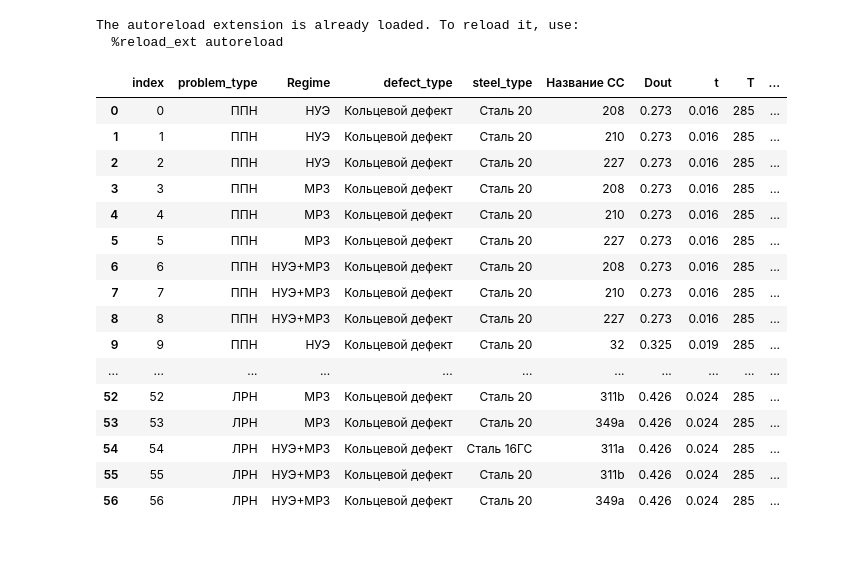
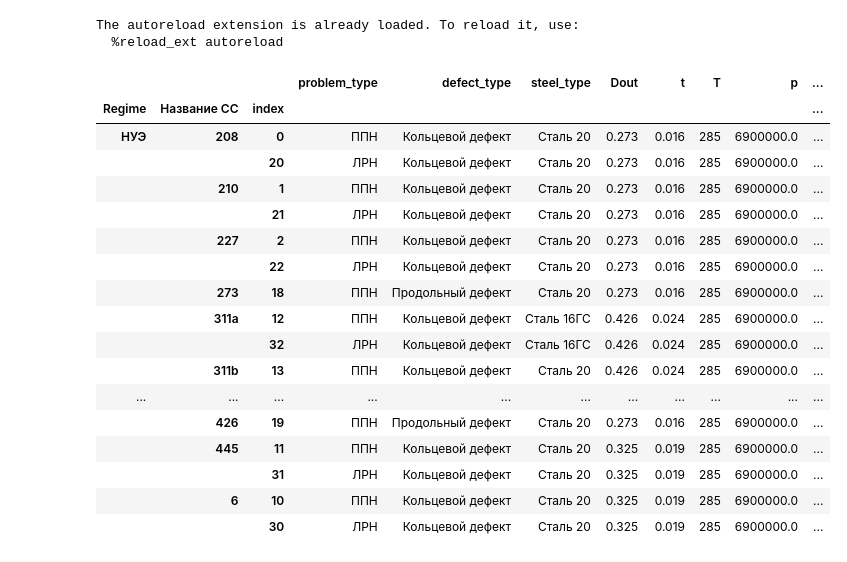
Before and after one commit to AlexKay28/FlowBeforeBreaking, a Jupyter notebook: task2_resolve_table.ipynb, the cells around one changed output. Drawn from its saved outputs; the diff is of its cells as text; code cells hidden in the pictures.

Commit message:
task 3 init

```diff
--- a/task2_resolve_table.ipynb
+++ b/task2_resolve_table.ipynb
@@ -11,34 +11,36 @@ from task2 import main as get_params
 # %%
 task2_table = pd.read_csv('task2_table_data.csv').reset_index()
 
-sig_b, sig_m, dva_cc = [], [], []
-for b, m, cc in task2_table.apply(lambda x: get_params(**x[['Dout', 't', 'T', 'p', 'steel_type', 'Nz', 'Mx', 'My', 'dva_c_max','defect_type', 'index', 'problem_type']].to_dict()), axis=1):
+sig_b, sig_m, dva_cc, usability = [], [], [], []
+for b, m, cc, use in task2_table.apply(lambda x: get_params(**x[['Dout', 't', 'T', 'p', 'steel_type', 'Nz', 'Mx', 'My', 'dva_c_max','defect_type', 'index', 'problem_type']].to_dict()), axis=1):
     sig_b += [b*1e-6]
     sig_m += [m*1e-6]
     dva_cc += [cc]
+    usability += [use]
 
 task2_table['sig_b'] = sig_b
 task2_table['sig_m'] = sig_m
 task2_table['dva_cc'] = [cc for cc in dva_cc]
 task2_table['2cc<2cmax'] = task2_table['dva_cc'] <= task2_table['dva_c_max']
+task2_table['usability'] = usability
 
-# task2_table.groupby(['Режим','Название СС']).first()
-task2_table
+task2_table[~(task2_table['Regime']=="МРЗ")].groupby(['Regime', 'Название СС', 'index']).last()
 # %% [output]
-|  | index | problem_type | Regime | defect_type | steel_type | Название СС | Dout | t | T | ... |
-| 0 | 0 | ППН | НУЭ | Кольцевой дефект | Сталь 20 | 208 | 0.273 | 0.016 | 285 | ... |
-| 1 | 1 | ППН | НУЭ | Кольцевой дефект | Сталь 20 | 210 | 0.273 | 0.016 | 285 | ... |
-| 2 | 2 | ППН | НУЭ | Кольцевой дефект | Сталь 20 | 227 | 0.273 | 0.016 | 285 | ... |
-| 3 | 3 | ППН | МРЗ | Кольцевой дефект | Сталь 20 | 208 | 0.273 | 0.016 | 285 | ... |
-| 4 | 4 | ППН | МРЗ | Кольцевой дефект | Сталь 20 | 210 | 0.273 | 0.016 | 285 | ... |
-| 5 | 5 | ППН | МРЗ | Кольцевой дефект | Сталь 20 | 227 | 0.273 | 0.016 | 285 | ... |
-| 6 | 6 | ППН | НУЭ+МРЗ | Кольцевой дефект | Сталь 20 | 208 | 0.273 | 0.016 | 285 | ... |
-| 7 | 7 | ППН | НУЭ+МРЗ | Кольцевой дефект | Сталь 20 | 210 | 0.273 | 0.016 | 285 | ... |
-| 8 | 8 | ППН | НУЭ+МРЗ | Кольцевой дефект | Сталь 20 | 227 | 0.273 | 0.016 | 285 | ... |
-| 9 | 9 | ППН | НУЭ | Кольцевой дефект | Сталь 20 | 32 | 0.325 | 0.019 | 285 | ... |
+|  |  |  | problem_type | defect_type | steel_type | Dout | t | T | p | ... |
+| Regime | Название СС | index |  |  |  |  |  |  |  | ... |
+| НУЭ | 208 | 0 | ППН | Кольцевой дефект | Сталь 20 | 0.273 | 0.016 | 285 | 6900000.0 | ... |
+|  |  | 20 | ЛРН | Кольцевой дефект | Сталь 20 | 0.273 | 0.016 | 285 | 6900000.0 | ... |
+|  | 210 | 1 | ППН | Кольцевой дефект | Сталь 20 | 0.273 | 0.016 | 285 | 6900000.0 | ... |
+|  |  | 21 | ЛРН | Кольцевой дефект | Сталь 20 | 0.273 | 0.016 | 285 | 6900000.0 | ... |
+|  | 227 | 2 | ППН | Кольцевой дефект | Сталь 20 | 0.273 | 0.016 | 285 | 6900000.0 | ... |
+|  |  | 22 | ЛРН | Кольцевой дефект | Сталь 20 | 0.273 | 0.016 | 285 | 6900000.0 | ... |
+|  | 273 | 18 | ППН | Продольный дефект | Сталь 20 | 0.273 | 0.016 | 285 | 6900000.0 | ... |
+|  | 311a | 12 | ППН | Кольцевой дефект | Cталь 16ГС | 0.426 | 0.024 | 285 | 6900000.0 | ... |
+|  |  | 32 | ЛРН | Кольцевой дефект | Cталь 16ГС | 0.426 | 0.024 | 285 | 6900000.0 | ... |
+|  | 311b | 13 | ППН | Кольцевой дефект | Сталь 20 | 0.426 | 0.024 | 285 | 6900000.0 | ... |
 | ... | ... | ... | ... | ... | ... | ... | ... | ... | ... | ... |
-| 52 | 52 | ЛРН | МРЗ | Кольцевой дефект | Сталь 20 | 311b | 0.426 | 0.024 | 285 | ... |
-| 53 | 53 | ЛРН | МРЗ | Кольцевой дефект | Сталь 20 | 349a | 0.426 | 0.024 | 285 | ... |
-| 54 | 54 | ЛРН | НУЭ+МРЗ | Кольцевой дефект | Cталь 16ГС | 311a | 0.426 | 0.024 | 285 | ... |
-| 55 | 55 | ЛРН | НУЭ+МРЗ | Кольцевой дефект | Сталь 20 | 311b | 0.426 | 0.024 | 285 | ... |
-| 56 | 56 | ЛРН | НУЭ+МРЗ | Кольцевой дефект | Сталь 20 | 349a | 0.426 | 0.024 | 285 | ... |
+|  | 426 | 19 | ППН | Продольный дефект | Сталь 20 | 0.273 | 0.016 | 285 | 6900000.0 | ... |
+|  | 445 | 11 | ППН | Кольцевой дефект | Сталь 20 | 0.325 | 0.019 | 285 | 6900000.0 | ... |
+|  |  | 31 | ЛРН | Кольцевой дефект | Сталь 20 | 0.325 | 0.019 | 285 | 6900000.0 | ... |
+|  | 6 | 10 | ППН | Кольцевой дефект | Сталь 20 | 0.325 | 0.019 | 285 | 6900000.0 | ... |
+|  |  | 30 | ЛРН | Кольцевой дефект | Сталь 20 | 0.325 | 0.019 | 285 | 6900000.0 | ... |
```
Also changed, not shown: parts of 5 cells of this notebook, 7 other files.
